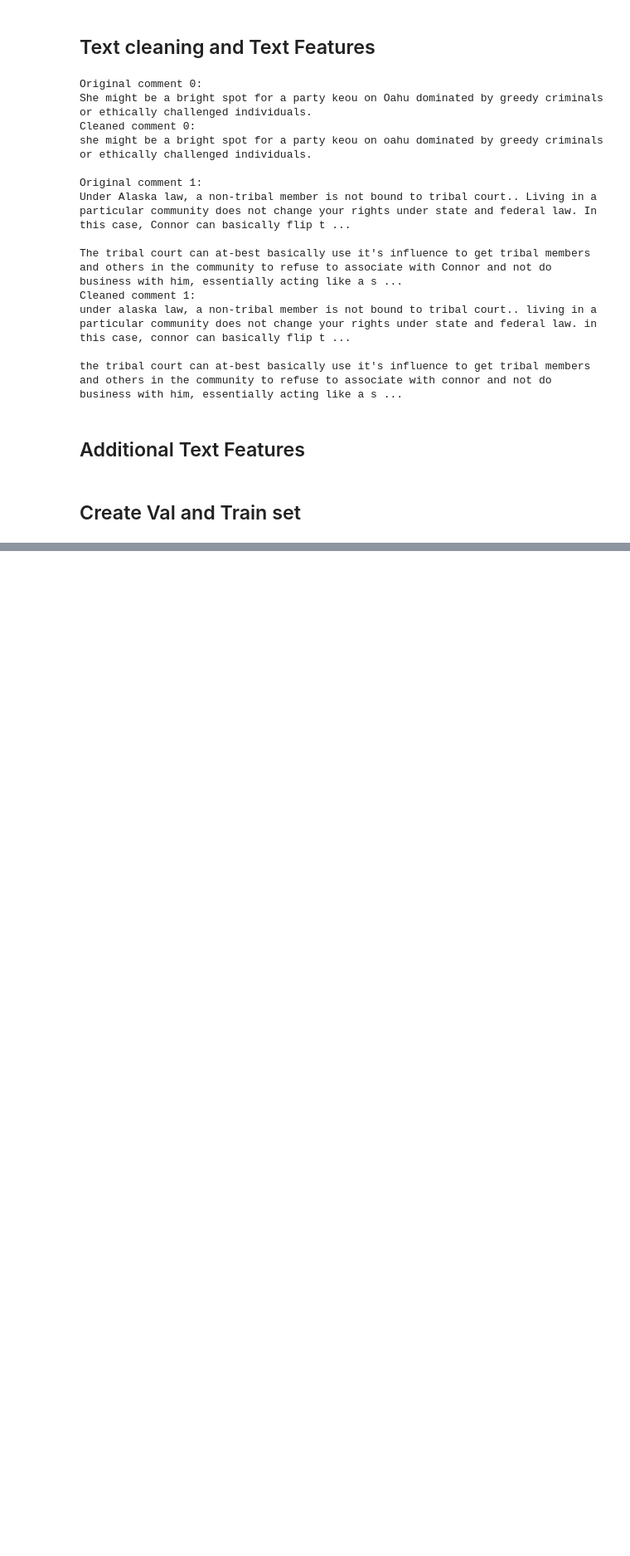
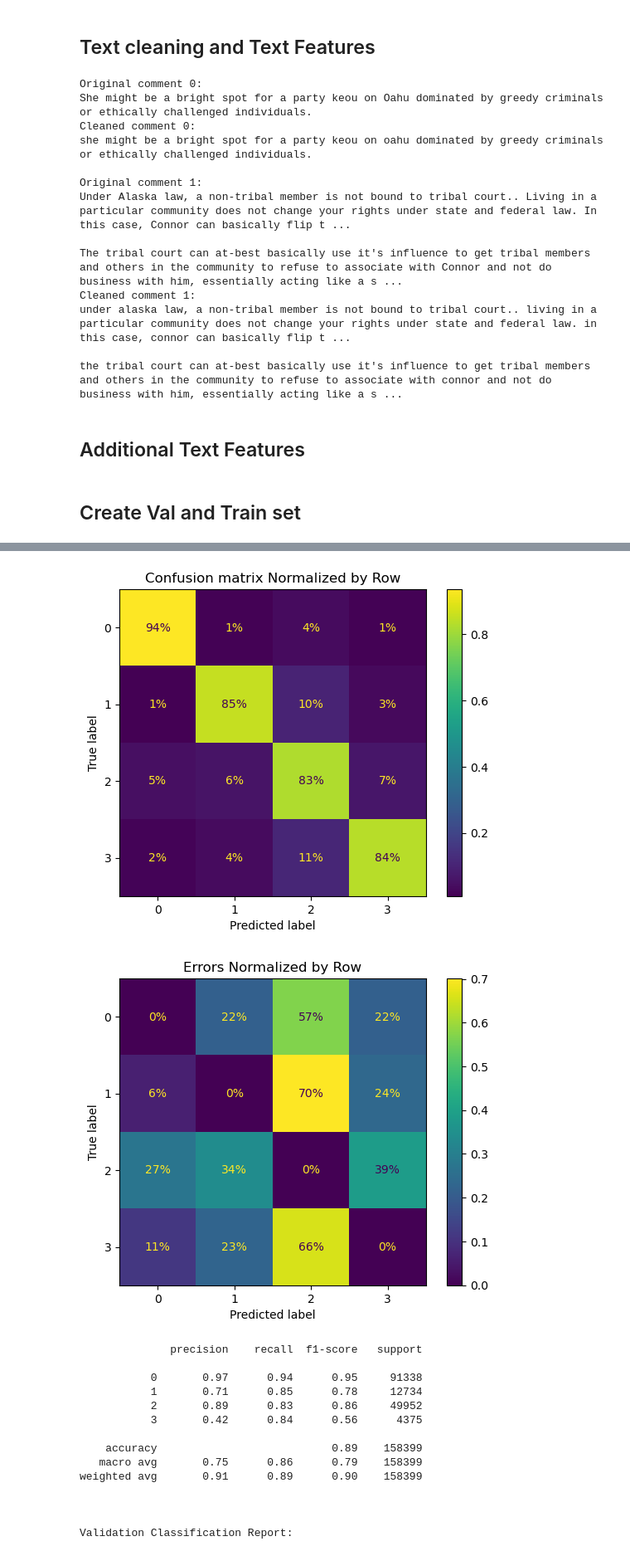
Before and after one commit to BUGsubham/Comment-Category-Prediction, a Jupyter notebook: github_notebook.ipynb, the cells around one changed output, grey strips where cells are left out. Shown at 83% size. Saved outputs shown, nothing was run; the diff lists cells and outputs as text; code cells hidden in the pictures; blank space fills up the shorter version.

```diff
--- a/github_notebook.ipynb
+++ b/github_notebook.ipynb
@@ -467,0 +476,26 @@ print(fi.head(50))
+# %%
+lgb_model = LGBMClassifier(
+    class_weight={0:1, 1:2, 2:1, 3:5},
+    n_estimators=800,
+    learning_rate=0.04,
+    num_leaves=21,
+    max_depth=7,
+    feature_fraction=0.65,
+    bagging_fraction=0.75,
+    bagging_freq=5,
+    reg_alpha=2.0,
+    reg_lambda=4.0,
+    random_state=42,
+    n_jobs=4,
+    force_col_wise=True,
+)
+
+lgb_model.fit(
+    X_train_transformed, y_train,
+    eval_set=[(X_val_transformed, y_val)],
+    callbacks=[lgb.early_stopping(stopping_rounds=30),
+               lgb.log_evaluation(50)]
+)
+
+evaluate(classifier, X_train_transformed, y_train, X_val_transformed, y_val, train=False)
+# %% [output]
@@ -467,0 +519,16 @@ print(fi.head(50))
+[figure, added]
+[figure, added]
+              precision    recall  f1-score   support
+
+           0       0.97      0.94      0.95     91338
+           1       0.71      0.85      0.78     12734
+           2       0.89      0.83      0.86     49952
+           3       0.42      0.84      0.56      4375
+
+    accuracy                           0.89    158399
+   macro avg       0.75      0.86      0.79    158399
+weighted avg       0.91      0.89      0.90    158399
+
+
+
+Validation Classification Report:
```
Also changed, not shown: parts of 30 cells of this notebook, 2 other files.
